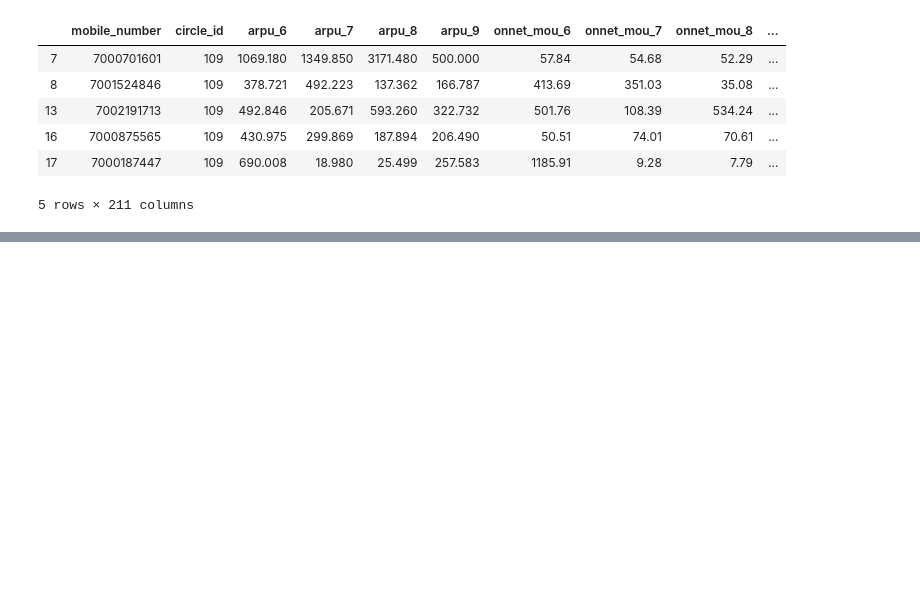
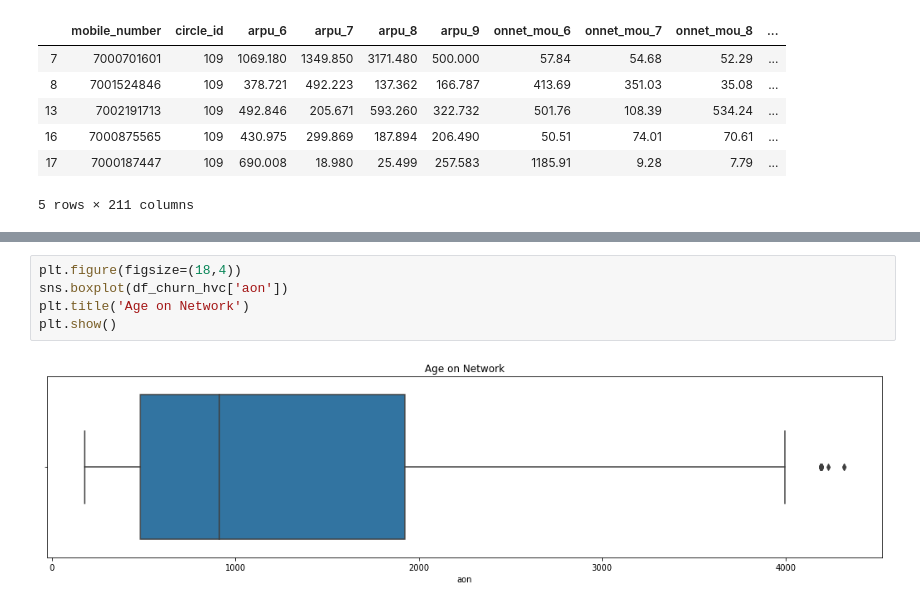
Before and after one commit to singh-manvinder/telecom_churn, a Jupyter notebook: solution.ipynb, the cells around one changed output, grey strips where cells are left out. Saved outputs shown, nothing was run; the diff lists cells and outputs as text; blank space fills up the shorter version.

```diff
--- a/solution.ipynb
+++ b/solution.ipynb
@@ -240,0 +388,7 @@ df_churn_hvc.head()
+# %%
+plt.figure(figsize=(18,4))
+sns.boxplot(df_churn_hvc['aon'])
+plt.title('Age on Network')
+plt.show()
+# %% [output]
+[figure, added]
```
Also changed, not shown: parts of 30 cells of this notebook.
